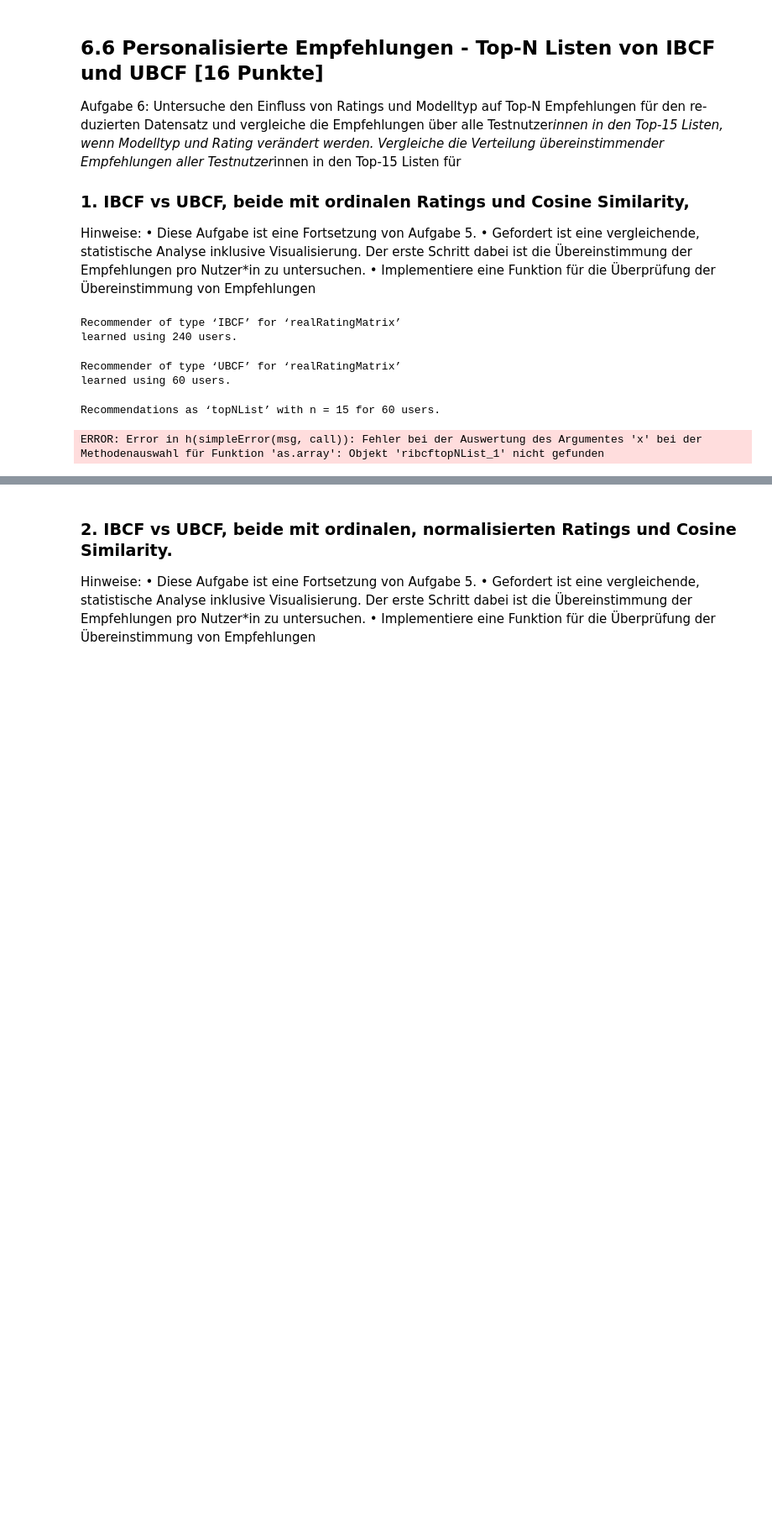
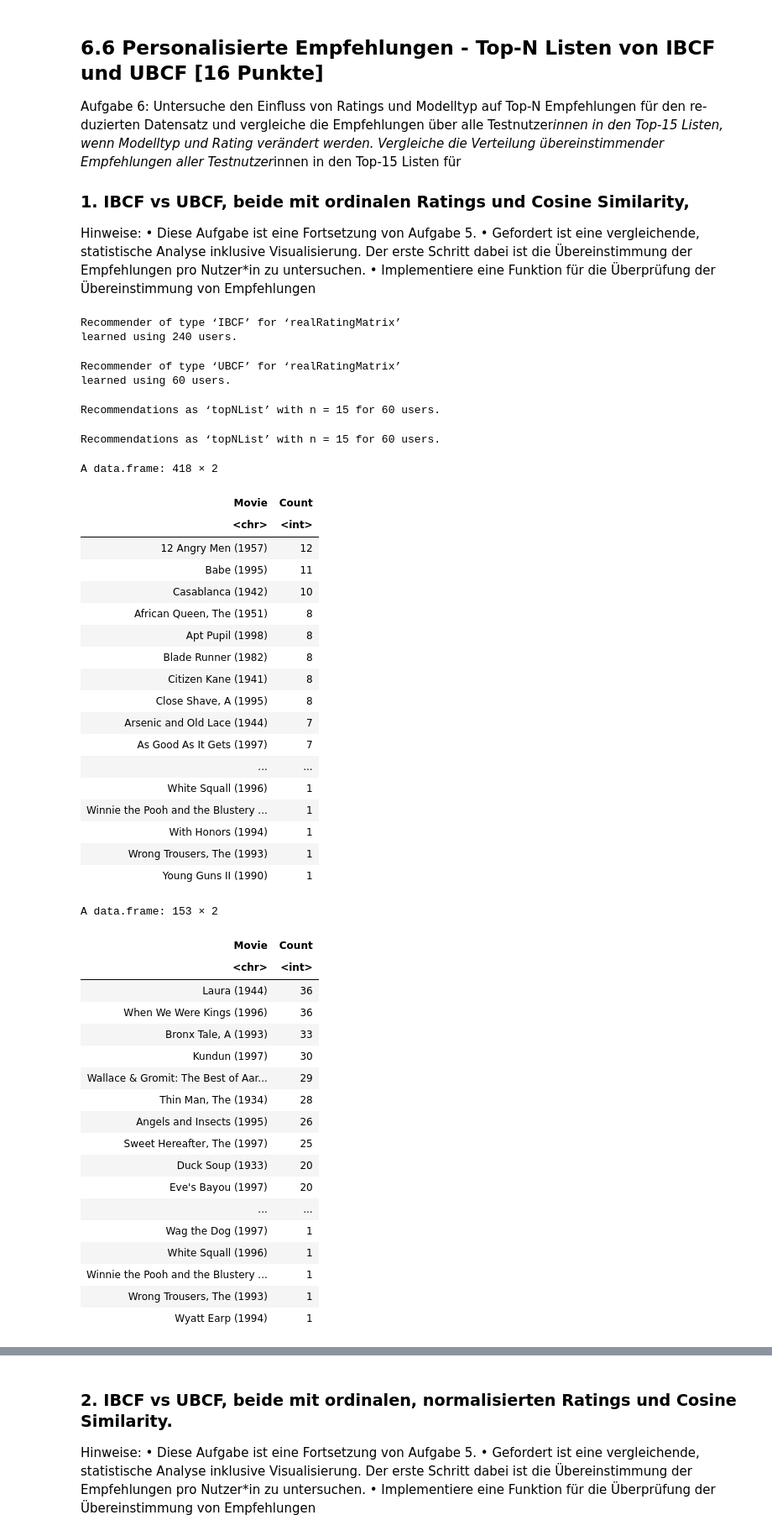
Before and after one commit to hariveliki/rsy, a Jupyter notebook: mc1.ipynb, the cells around one changed output, grey strips where cells are left out. Shown at 84% size. Drawn from its saved outputs; the diff is of its cells as text; code cells hidden in the pictures; blank space fills up the shorter version.

```diff
--- a/mc1.ipynb
+++ b/mc1.ipynb
@@ -841,7 +1051,8 @@ Hinweise:
 ist die Übereinstimmung der Empfehlungen pro Nutzer*in zu untersuchen.
 • Implementiere eine Funktion für die Überprüfung der Übereinstimmung von Empfehlungen
 # %%
-evaluationScheme <- evaluationScheme(reducedMatrix1, method = "split", train = 0.8, given = -1, goodRating = 4)
+matrixReduced1 <- as(dfReduced1, "realRatingMatrix")
+evaluationScheme <- evaluationScheme(matrixReduced1, method = "split", train = 0.8, given = -1, goodRating = 4)
 trainSet <- getData(evaluationScheme, "train")
 testSet <- getData(evaluationScheme, "known")
 # %%
@@ -856,32 +1067,65 @@ learned using 240 users.
 Recommender of type ‘UBCF’ for ‘realRatingMatrix’
 learned using 60 users.
 # %%
-rubcftopNList_1 <- predict(ibcf, testSet, n=15)
-rubcftopNList_1
+ibcfTopNList <- predict(ibcf, testSet, n=15)
+ibcfTopNList
 
-ubcftopNList <- predict(ubcf, test_2, n=15)
-rubcftopNList_2
+ubcfTopNList <- predict(ubcf, testSet, n=15)
+ubcfTopNList
 # %% [output]
 Recommendations as ‘topNList’ with n = 15 for 60 users.
+Recommendations as ‘topNList’ with n = 15 for 60 users.
 # %%
-topN_df <- function(topNList){
+getTopNdataFrame <- function(topNList){
   counts <- table(unlist(as.array(as(topNList, "list"))))
   df <- data.frame(Movie = names(counts), Count = unname(counts)) %>%
     select("Movie", "Count.Freq") %>%
     rename("Count" = "Count.Freq") %>%
     arrange(desc(Count))
   df
 }
 
-# alle dfs erstellen
-ribcftopN_df_1 <- topN_df(ribcftopNList_1)
-ribcftopN_df_1
-ribcftopN_df_2 <- topN_df(ribcftopNList_2)
-ribcftopN_df_2
+ibcfTopNdataFrame <- getTopNdataFrame(ibcfTopNList)
+ibcfTopNdataFrame
 
-rubcftopN_df_1 <- topN_df(rubcftopNList_1)
-rubcftopN_df_1
-rubcftopN_df_2 <- topN_df(rubcftopNList_2)
-rubcftopN_df_2
+ubcfTopNdataFrame <- getTopNdataFrame(ubcfTopNList)
+ubcfTopNdataFrame
 # %% [output]
-ERROR: Error in h(simpleError(msg, call)): Fehler bei der Auswertung des Argumentes 'x' bei der Methodenauswahl für Funktion 'as.array': Objekt 'ribcftopNList_1' nicht gefunden
+A data.frame: 418 × 2
+| Movie | Count |
+| <chr> | <int> |
+| 12 Angry Men (1957) | 12 |
+| Babe (1995) | 11 |
+| Casablanca (1942) | 10 |
+| African Queen, The (1951) | 8 |
+| Apt Pupil (1998) | 8 |
+| Blade Runner (1982) | 8 |
+| Citizen Kane (1941) | 8 |
+| Close Shave, A (1995) | 8 |
+| Arsenic and Old Lace (1944) | 7 |
+| As Good As It Gets (1997) | 7 |
+| ... | ... |
+| White Squall (1996) | 1 |
+| Winnie the Pooh and the Blustery ... | 1 |
+| With Honors (1994) | 1 |
+| Wrong Trousers, The (1993) | 1 |
+| Young Guns II (1990) | 1 |
+A data.frame: 153 × 2
+| Movie | Count |
+| <chr> | <int> |
+| Laura (1944) | 36 |
+| When We Were Kings (1996) | 36 |
+| Bronx Tale, A (1993) | 33 |
+| Kundun (1997) | 30 |
+| Wallace & Gromit: The Best of Aar... | 29 |
+| Thin Man, The (1934) | 28 |
+| Angels and Insects (1995) | 26 |
+| Sweet Hereafter, The (1997) | 25 |
+| Duck Soup (1933) | 20 |
+| Eve's Bayou (1997) | 20 |
+| ... | ... |
+| Wag the Dog (1997) | 1 |
+| White Squall (1996) | 1 |
+| Winnie the Pooh and the Blustery ... | 1 |
+| Wrong Trousers, The (1993) | 1 |
+| Wyatt Earp (1994) | 1 |
```
Also changed, not shown: parts of 52 cells of this notebook.
